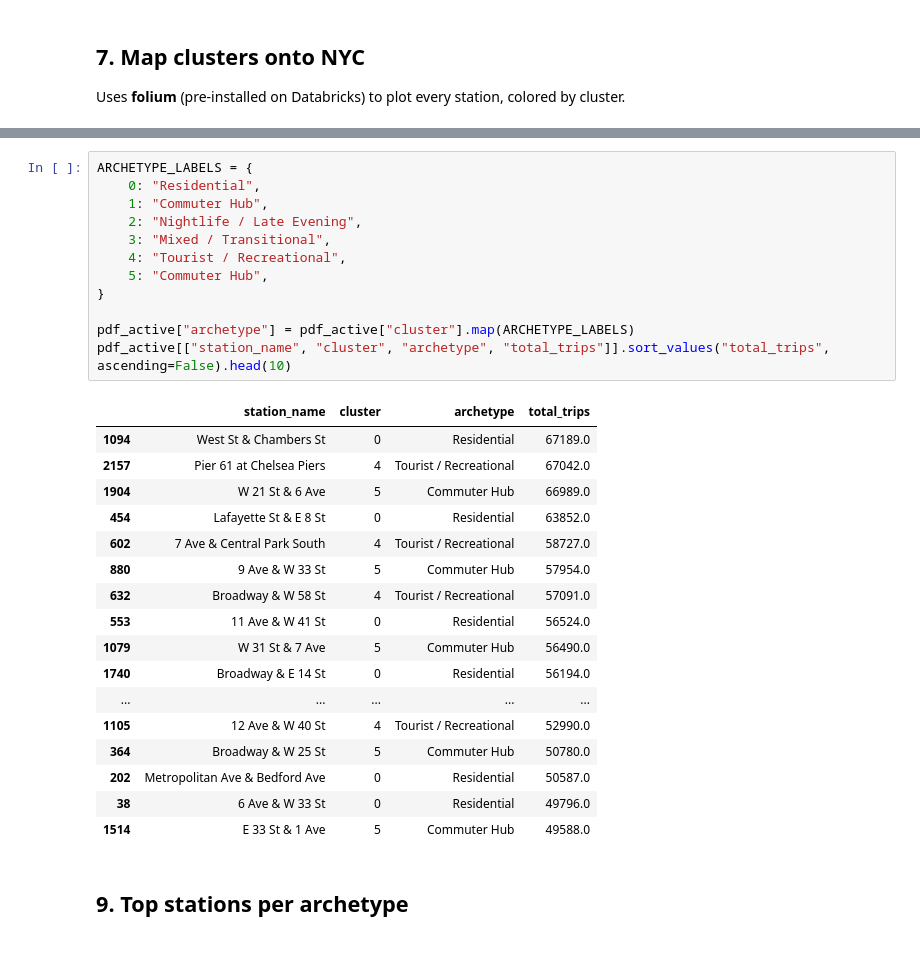
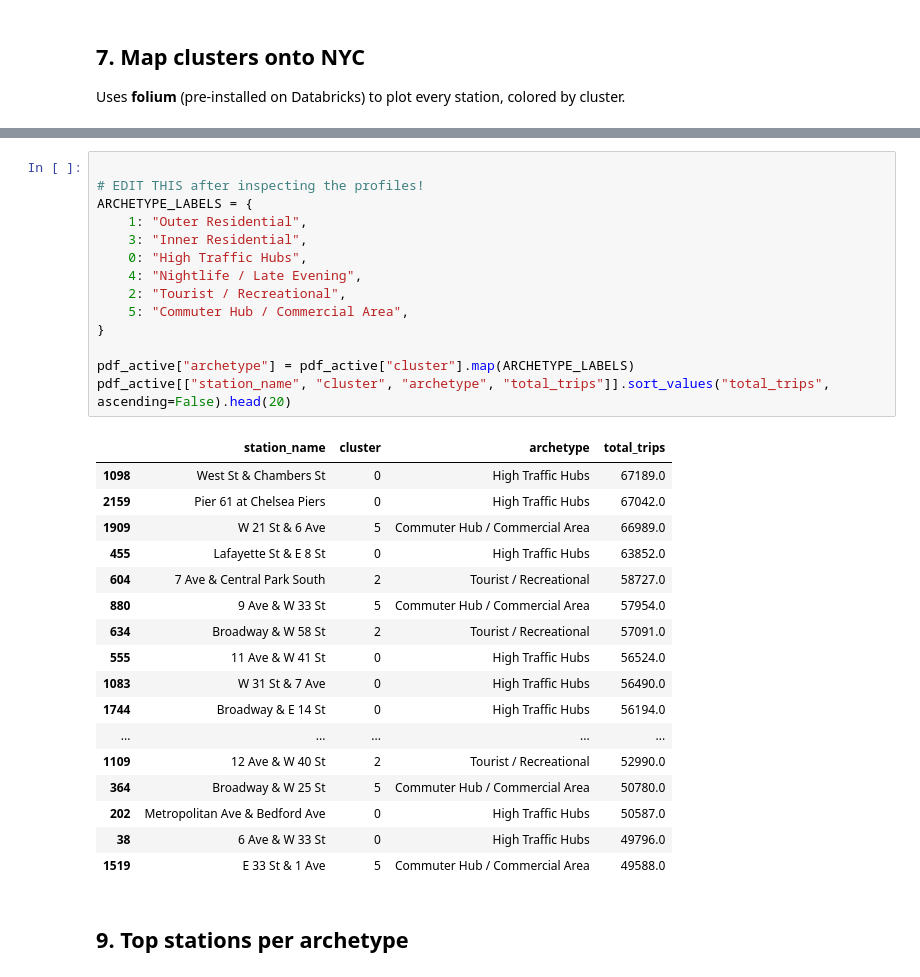
Before and after one commit to dclahan/BDS-citibike-analysis, a Jupyter notebook: notebooks/02_data_exploration.ipynb, the cells around one changed output, grey strips where cells are left out. Cells and saved outputs as stored; diff of their text form.

```diff
--- a/notebooks/02_data_exploration.ipynb
+++ b/notebooks/02_data_exploration.ipynb
@@ -447,33 +442,35 @@ m
 # %%
+
+# EDIT THIS after inspecting the profiles!
 ARCHETYPE_LABELS = {
-    0: "Residential",
-    1: "Commuter Hub",
-    2: "Nightlife / Late Evening",
-    3: "Mixed / Transitional",
-    4: "Tourist / Recreational",
-    5: "Commuter Hub",
+    1: "Outer Residential",
+    3: "Inner Residential",
+    0: "High Traffic Hubs",
+    4: "Nightlife / Late Evening",
+    2: "Tourist / Recreational",
+    5: "Commuter Hub / Commercial Area",
 }
 
 pdf_active["archetype"] = pdf_active["cluster"].map(ARCHETYPE_LABELS)
-pdf_active[["station_name", "cluster", "archetype", "total_trips"]].sort_values("total_trips", ascending=False).head(10)
+pdf_active[["station_name", "cluster", "archetype", "total_trips"]].sort_values("total_trips", ascending=False).head(20)
 # %% [output]
 |  | station_name | cluster | archetype | total_trips |
-| 1094 | West St & Chambers St | 0 | Residential | 67189.0 |
-| 2157 | Pier 61 at Chelsea Piers | 4 | Tourist / Recreational | 67042.0 |
-| 1904 | W 21 St & 6 Ave | 5 | Commuter Hub | 66989.0 |
-| 454 | Lafayette St & E 8 St | 0 | Residential | 63852.0 |
-| 602 | 7 Ave & Central Park South | 4 | Tourist / Recreational | 58727.0 |
-| 880 | 9 Ave & W 33 St | 5 | Commuter Hub | 57954.0 |
-| 632 | Broadway & W 58 St | 4 | Tourist / Recreational | 57091.0 |
-| 553 | 11 Ave & W 41 St | 0 | Residential | 56524.0 |
-| 1079 | W 31 St & 7 Ave | 5 | Commuter Hub | 56490.0 |
-| 1740 | Broadway & E 14 St | 0 | Residential | 56194.0 |
+| 1098 | West St & Chambers St | 0 | High Traffic Hubs | 67189.0 |
+| 2159 | Pier 61 at Chelsea Piers | 0 | High Traffic Hubs | 67042.0 |
+| 1909 | W 21 St & 6 Ave | 5 | Commuter Hub / Commercial Area | 66989.0 |
+| 455 | Lafayette St & E 8 St | 0 | High Traffic Hubs | 63852.0 |
+| 604 | 7 Ave & Central Park South | 2 | Tourist / Recreational | 58727.0 |
+| 880 | 9 Ave & W 33 St | 5 | Commuter Hub / Commercial Area | 57954.0 |
+| 634 | Broadway & W 58 St | 2 | Tourist / Recreational | 57091.0 |
+| 555 | 11 Ave & W 41 St | 0 | High Traffic Hubs | 56524.0 |
+| 1083 | W 31 St & 7 Ave | 0 | High Traffic Hubs | 56490.0 |
+| 1744 | Broadway & E 14 St | 0 | High Traffic Hubs | 56194.0 |
 | ... | ... | ... | ... | ... |
-| 1105 | 12 Ave & W 40 St | 4 | Tourist / Recreational | 52990.0 |
-| 364 | Broadway & W 25 St | 5 | Commuter Hub | 50780.0 |
-| 202 | Metropolitan Ave & Bedford Ave | 0 | Residential | 50587.0 |
-| 38 | 6 Ave & W 33 St | 0 | Residential | 49796.0 |
-| 1514 | E 33 St & 1 Ave | 5 | Commuter Hub | 49588.0 |
+| 1109 | 12 Ave & W 40 St | 2 | Tourist / Recreational | 52990.0 |
+| 364 | Broadway & W 25 St | 5 | Commuter Hub / Commercial Area | 50780.0 |
+| 202 | Metropolitan Ave & Bedford Ave | 0 | High Traffic Hubs | 50587.0 |
+| 38 | 6 Ave & W 33 St | 0 | High Traffic Hubs | 49796.0 |
+| 1519 | E 33 St & 1 Ave | 5 | Commuter Hub / Commercial Area | 49588.0 |
 # %% [markdown]
 ## 9. Top stations per archetype
 # %%
```
Also changed, not shown: parts of 11 cells of this notebook, 3 other files.
